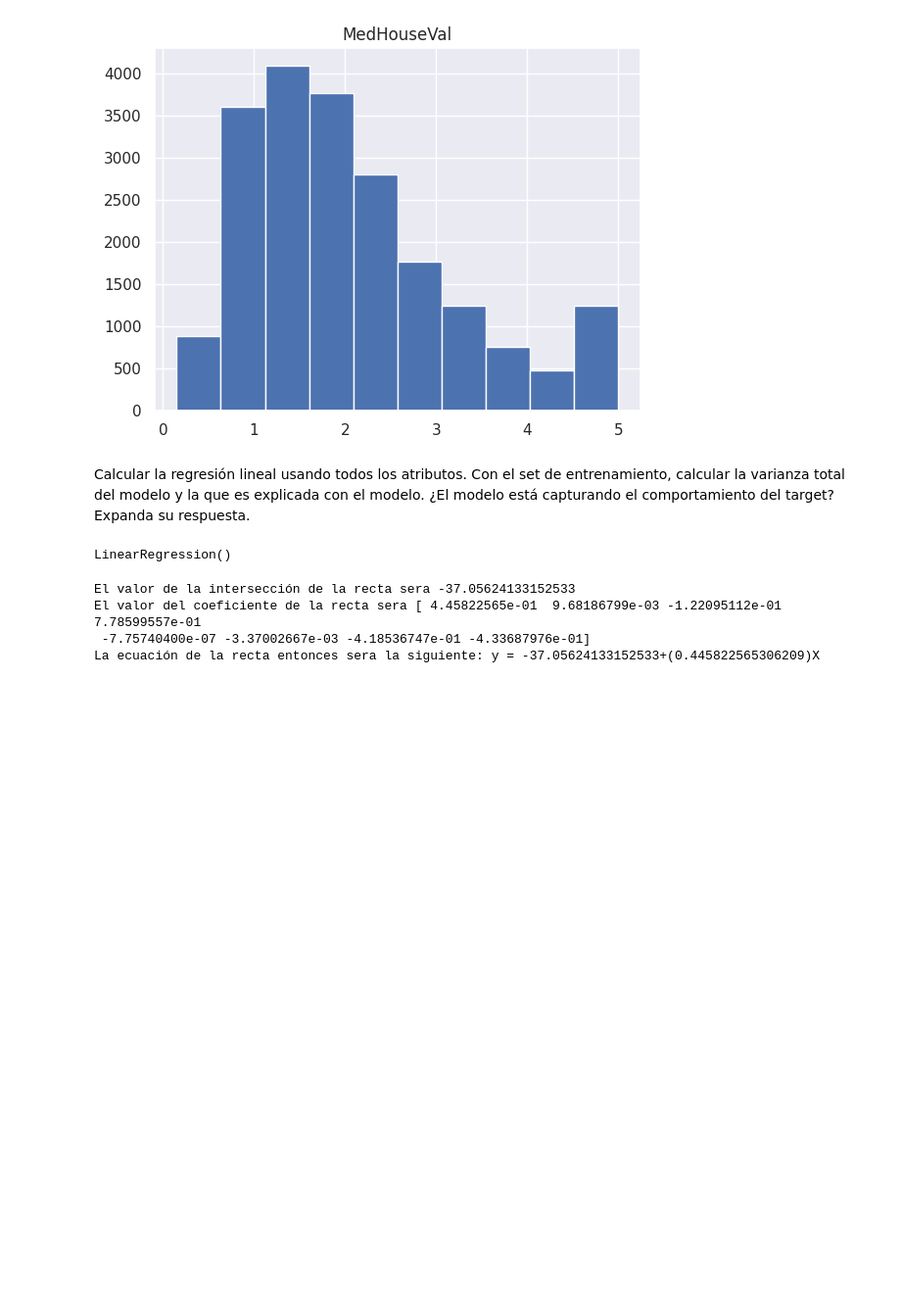
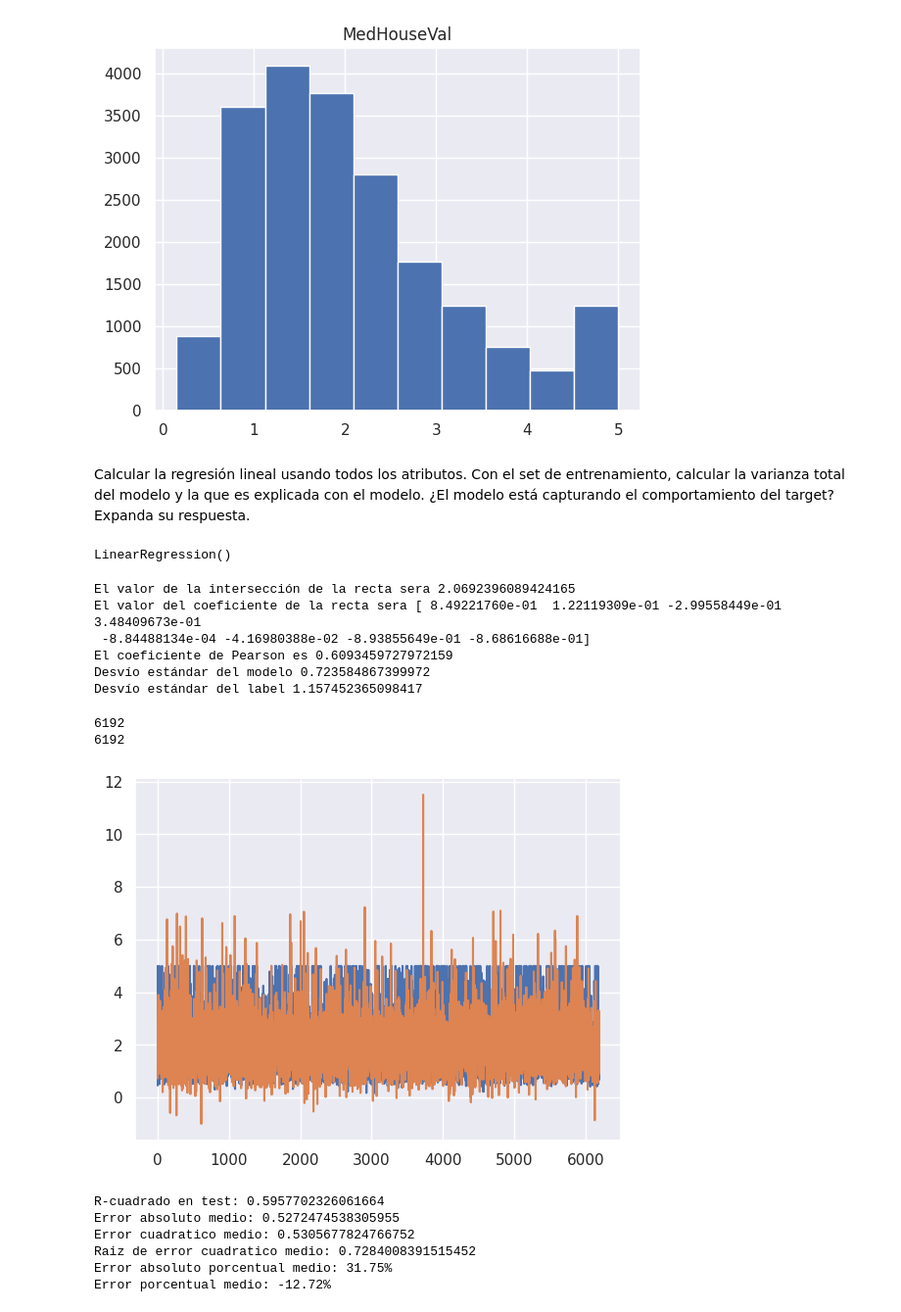
Before and after one commit to monzonlucasfabricio/mse-iia, a Jupyter notebook: PriceTp/ayuda.ipynb, the cells around one changed output. Shown at 98% size. Cells and saved outputs as stored; diff of their text form; code cells hidden in the pictures; blank space fills up the shorter version.

```diff
--- a/PriceTp/ayuda.ipynb
+++ b/PriceTp/ayuda.ipynb
@@ -83,8 +84,8 @@ X_train_scaled = scaler.fit_transform(X_train)
 X_test_scaled = scaler.transform(X_test)
 
 # Lo transformemos en DataFrames
-X_train_scaled = pd.DataFrame(X_train_scaled, columns=california_housing['feature_names'])
-X_test_scaled = pd.DataFrame(X_test_scaled, columns=california_housing['feature_names'])
+X_train_scaled = pd.DataFrame(X_train_scaled, columns=X.columns)
+X_test_scaled = pd.DataFrame(X_test_scaled, columns=X.columns)
 # %%
 X_train_scaled.head()
 # %% [output]
@@ -180,16 +181,68 @@ Calcular la regresión lineal usando todos los atributos. Con el set de entrenam
 # %%
 from sklearn.linear_model import LinearRegression
 regresion = LinearRegression()
-regresion.fit(X_train, y_train)
+regresion.fit(X_train_scaled, y_train)
 # %% [output]
 LinearRegression()
 # %%
 # Una vez entrenado, podemos ver diferente información del modelo:
 print(f"El valor de la intersección de la recta sera {regresion.intercept_ }")
 print(f"El valor del coeficiente de la recta sera {regresion.coef_ }")
-print(f"La ecuación de la recta entonces sera la siguiente: y = {regresion.intercept_ }+({regresion.coef_[0]})X")
+
+print(f"El coeficiente de Pearson es {regresion.score(X_train_scaled, y_train)}")
+
+# Calculamos el desvío estándar del modelo
+std_dev_model = np.sqrt((np.sum((y_train - regresion.predict(X_train_scaled))**2))/(y_train.size-6))
+print(f"Desvío estándar del modelo {std_dev_model}")
+print(f"Desvío estándar del label {np.std(y_train)}")
 # %% [output]
-El valor de la intersección de la recta sera -37.05624133152533
-El valor del coeficiente de la recta sera [ 4.45822565e-01  9.68186799e-03 -1.22095112e-01  7.78599557e-01
- -7.75740400e-07 -3.37002667e-03 -4.18536747e-01 -4.33687976e-01]
-La ecuación de la recta entonces sera la siguiente: y = -37.05624133152533+(0.445822565306209)X
+El valor de la intersección de la recta sera 2.0692396089424165
+El valor del coeficiente de la recta sera [ 8.49221760e-01  1.22119309e-01 -2.99558449e-01  3.48409673e-01
+ -8.84488134e-04 -4.16980388e-02 -8.93855649e-01 -8.68616688e-01]
+El coeficiente de Pearson es 0.6093459727972159
+Desvío estándar del modelo 0.723584867399972
+Desvío estándar del label 1.157452365098417
+# %%
+from sklearn.metrics import r2_score, mean_absolute_error, mean_squared_error, mean_absolute_percentage_error
+
+#scikit-learn no tiene el error porcentual medio (MPE) lo vamos a crear nosotros
+
+def mean_porcentual_error(yreal, ypred):
+
+    return np.mean((yreal-ypred)/yreal)
+
+y_pred = regresion.predict(X_test_scaled)
+r2 = r2_score(y_test, y_pred)
+mae = mean_absolute_error(y_test, y_pred)
+mse = mean_squared_error(y_test, y_pred)
+rmse = np.sqrt(mse)
+mape = mean_absolute_percentage_error(y_test, y_pred)
+mpe = mean_porcentual_error(y_test, y_pred)
+
+j=range(len(y_test))
+plt.plot(j,y_test)
+plt.plot(j,y_pred)
+print(len(y_test))
+print(len(y_pred))
+
+
+
+
+plt.show()
+
+print("R-cuadrado en test:", r2)
+print("Error absoluto medio:", mae)
+print("Error cuadratico medio:", mse)
+print("Raiz de error cuadratico medio:", rmse)
+print(f"Error absoluto porcentual medio: {mape*100:.2f}%")
+print(f"Error porcentual medio: {mpe*100:.2f}%")
+# %% [output]
+6192
+6192
+[figure, added]
+R-cuadrado en test: 0.5957702326061664
+Error absoluto medio: 0.5272474538305955
+Error cuadratico medio: 0.5305677824766752
+Raiz de error cuadratico medio: 0.7284008391515452
+Error absoluto porcentual medio: 31.75%
+Error porcentual medio: -12.72%
```
Also changed, not shown: parts of 6 cells of this notebook.
